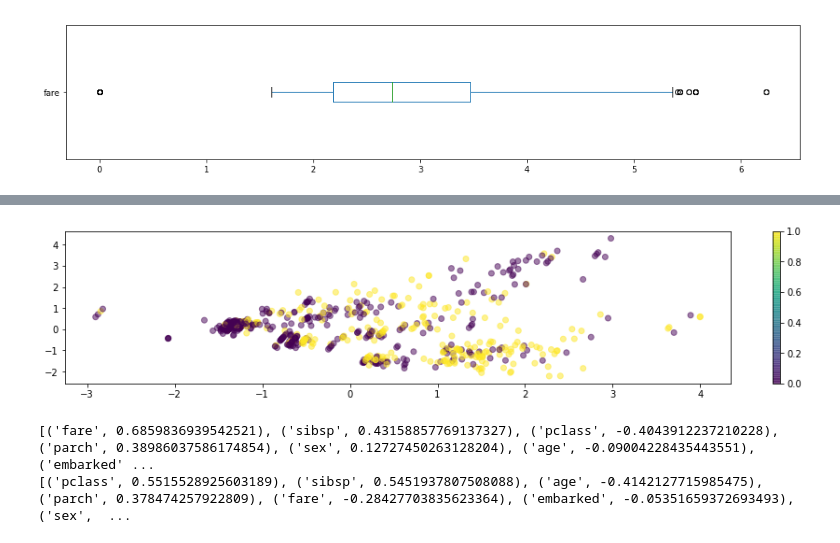
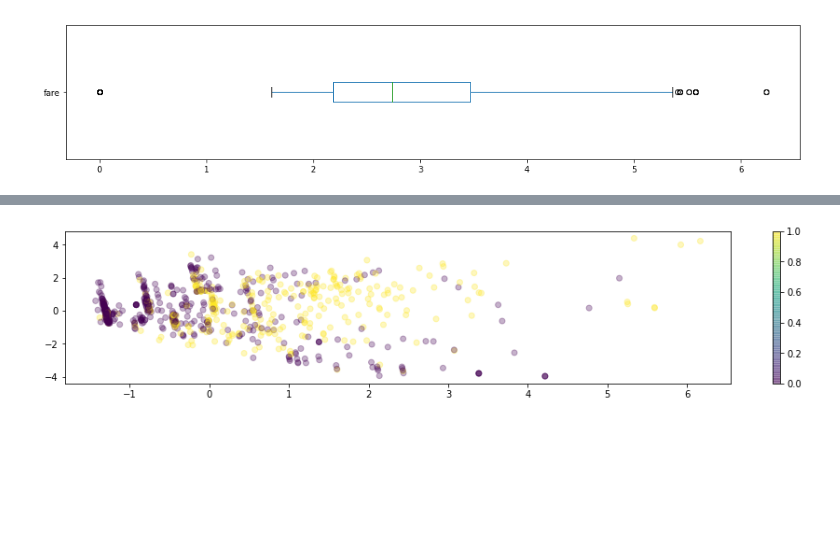
Before and after one commit to iz4vve-talks/ml-course, a Jupyter notebook: notebooks/03.DataAnalysis101.ipynb, the cells around one changed output, grey strips where cells are left out. Drawn from its saved outputs; the diff is of its cells as text; code cells hidden in the pictures; blank space fills up the shorter version.

```diff
--- a/notebooks/03.DataAnalysis101.ipynb
+++ b/notebooks/03.DataAnalysis101.ipynb
@@ -222,6 +279,7 @@ Principal Component Analysis (PCA) is a technique used to project a complex data
 # %% [markdown]
 # Normalize features to similar ranges
 # %%
+plt.rcParams["figure.figsize"] = 16, 3
 df.fare.plot(kind="box", vert=False)
 # %% [output]
 <matplotlib.axes._subplots.AxesSubplot at 0x...>
@@ -254,0 +297,9 @@ for l in logarithmify:
+# %%
+from sklearn.preprocessing import StandardScaler
+
+
+for col in df.columns:
+    if col == "survived":
+        continue
+    scaler = StandardScaler()
+    df[col] = scaler.fit_transform(df[col].values.reshape(-1, 1))
@@ -255,16 +315,10 @@ for l in logarithmify:
 # %%
-xx2 = pca.fit_transform(d.drop("survived", axis=1).values)
+pca_values = pca.fit_transform(df.drop("survived", axis=1))
 # %%
-x, y = list(zip(*xx2))
+x, y = list(zip(*pca_values))
 # %%
-plt.scatter(x, y, c=d.survived, cmap="viridis", alpha=0.5)
+plt.scatter(x, y, c=df.survived, alpha=0.3, cmap="viridis")
 plt.colorbar()
 plt.show()
 # %% [output]
-[figure, old version]
+[figure, new version]
-# %%
-for component in pca.components_:
-    print(sorted(list(zip(d.columns[1:], component)), key=lambda x: abs(x[1]), reverse=True))
-# %% [output]
-[('fare', 0.6859836939542521), ('sibsp', 0.43158857769137327), ('pclass', -0.4043912237210228), ('parch', 0.38986037586174854), ('sex', 0.12727450263128204), ('age', -0.09004228435443551), ('embarked' ...
-[('pclass', 0.5515528925603189), ('sibsp', 0.5451937807508088), ('age', -0.4142127715985475), ('parch', 0.378474257922809), ('fare', -0.28427703835623364), ('embarked', -0.05351659372693493), ('sex',  ...
```
Also changed, not shown: parts of 50 cells of this notebook, 1 other file.
